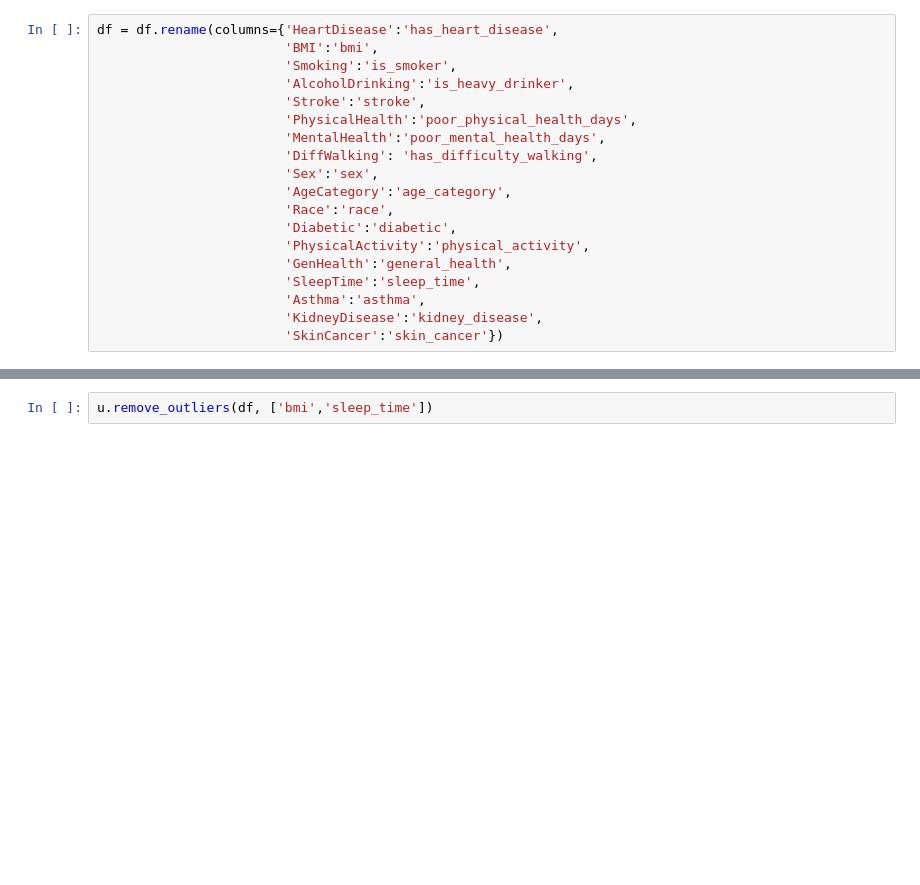
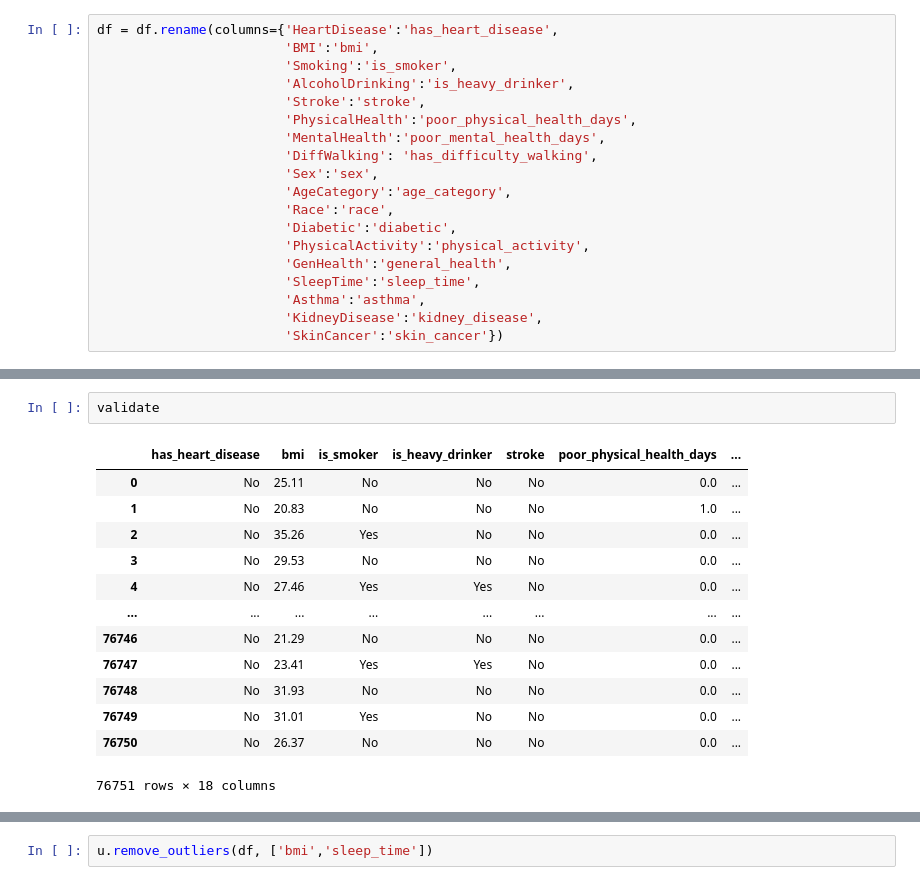
Before and after one commit to Johndsalas/Predicting_Heart_Disease, a Jupyter notebook: main.ipynb, the cells around one changed output, grey strips where cells are left out. Saved outputs shown, nothing was run; the diff lists cells and outputs as text; blank space fills up the shorter version.

```diff
--- a/main.ipynb
+++ b/main.ipynb
@@ -42,0 +84,16 @@ df = df.rename(columns={'HeartDisease':'has_heart_disease',
+# %%
+validate
+# %% [output]
+|  | has_heart_disease | bmi | is_smoker | is_heavy_drinker | stroke | poor_physical_health_days | ... |
+| 0 | No | 25.11 | No | No | No | 0.0 | ... |
+| 1 | No | 20.83 | No | No | No | 1.0 | ... |
+| 2 | No | 35.26 | Yes | No | No | 0.0 | ... |
+| 3 | No | 29.53 | No | No | No | 0.0 | ... |
+| 4 | No | 27.46 | Yes | Yes | No | 0.0 | ... |
+| ... | ... | ... | ... | ... | ... | ... | ... |
+| 76746 | No | 21.29 | No | No | No | 0.0 | ... |
+| 76747 | No | 23.41 | Yes | Yes | No | 0.0 | ... |
+| 76748 | No | 31.93 | No | No | No | 0.0 | ... |
+| 76749 | No | 31.01 | Yes | No | No | 0.0 | ... |
+| 76750 | No | 26.37 | No | No | No | 0.0 | ... |
+76751 rows × 18 columns
```
Also changed, not shown: parts of 9 cells of this notebook.
